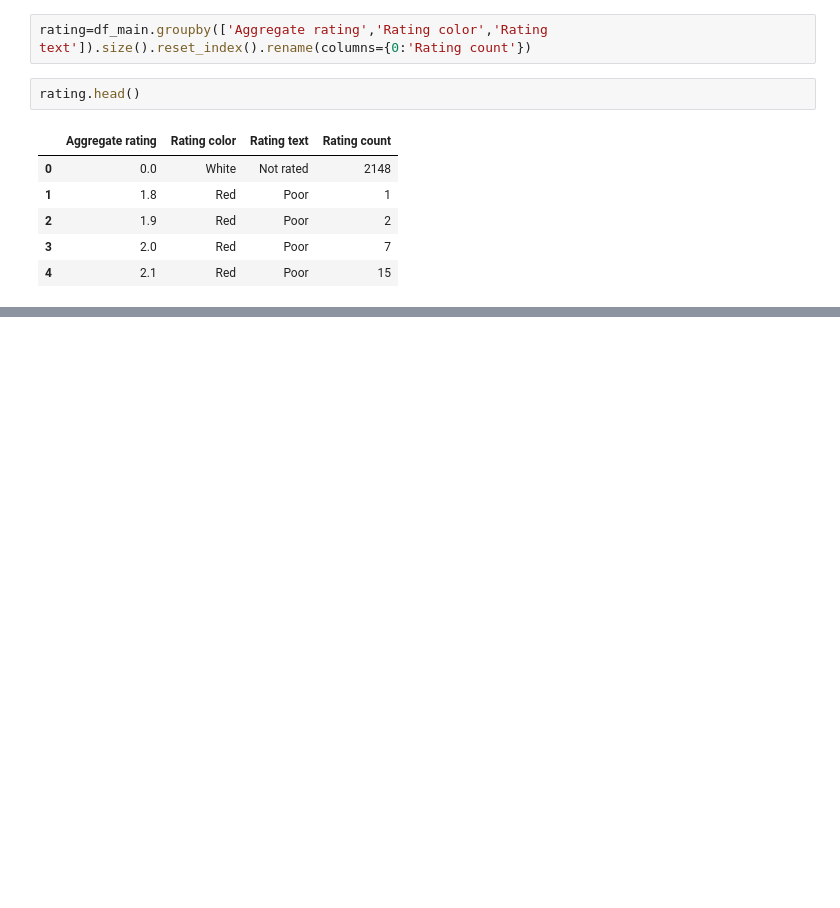
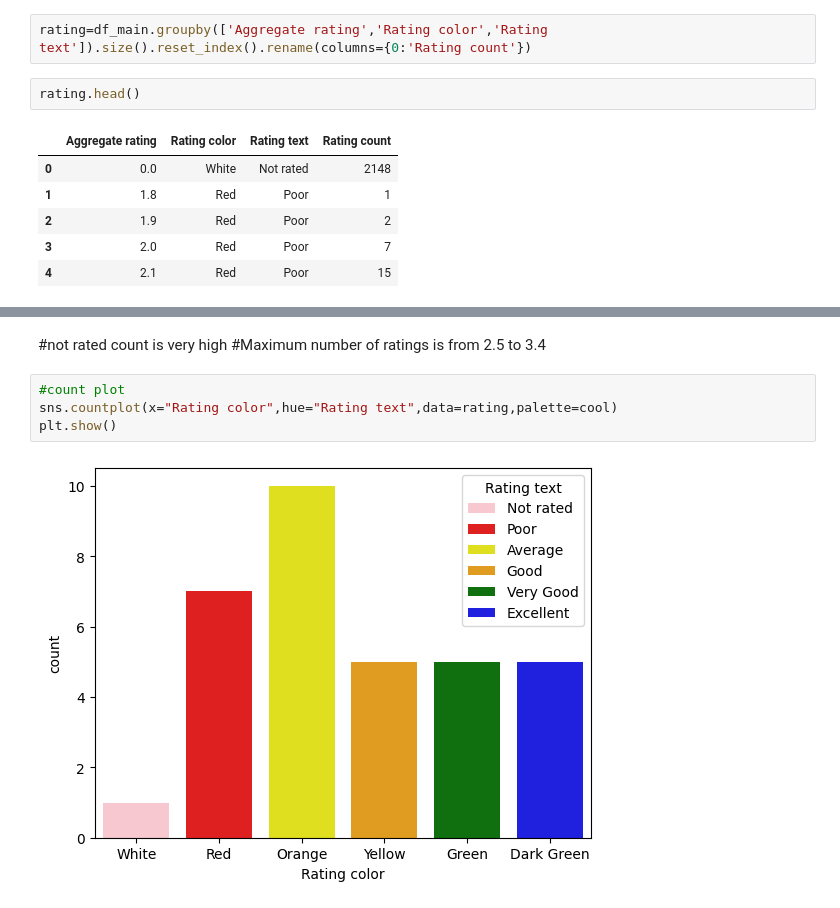
Before and after one commit to Pavan-Sai-H-V/eda_feature_engineering, a Jupyter notebook: zomato/eda.ipynb, the cells around one changed output, grey strips where cells are left out. Saved outputs shown, nothing was run; the diff lists cells and outputs as text; blank space fills up the shorter version.

```diff
--- a/zomato/eda.ipynb
+++ b/zomato/eda.ipynb
@@ -345,0 +344,9 @@ plt.show()
+# %% [markdown]
+#not rated count is very high
+#Maximum number of ratings is from 2.5 to 3.4
+# %%
+#count plot
+sns.countplot(x="Rating color",hue="Rating text",data=rating,palette=cool)
+plt.show()
+# %% [output]
+[figure, added]
```
Also changed, not shown: parts of 18 cells of this notebook, 1 other file.
